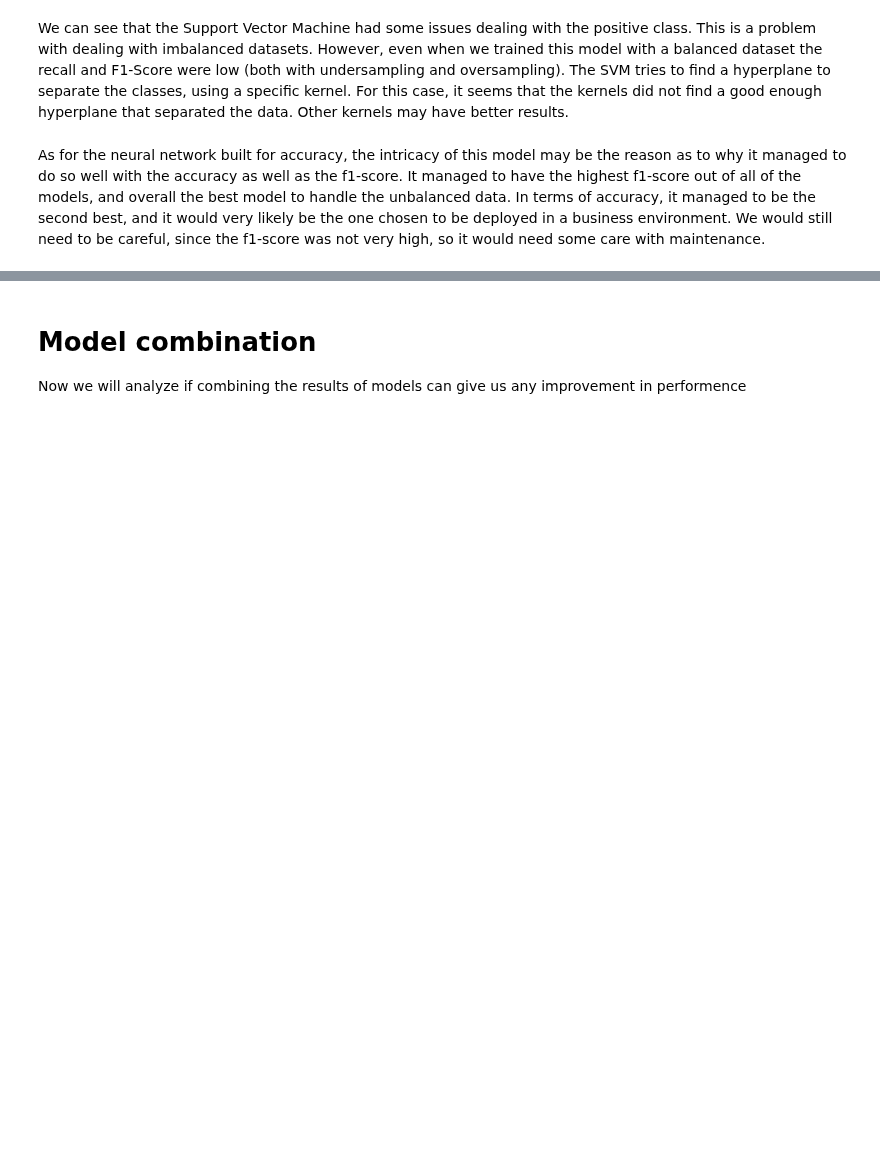
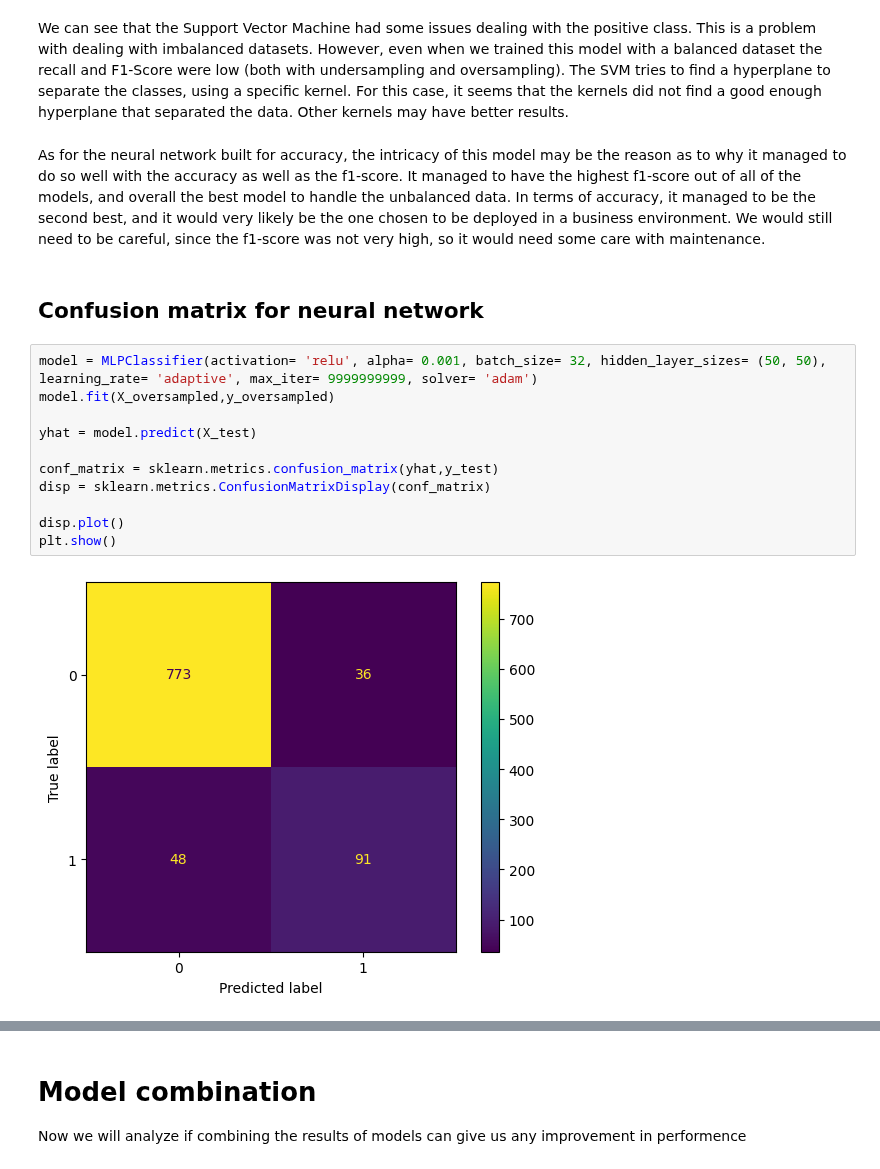
Before and after one commit to TheNoobGoda/ids-project, a Jupyter notebook: src/delivery.ipynb, the cells around one changed output, grey strips where cells are left out. Drawn from its saved outputs; the diff is of its cells as text; blank space fills up the shorter version.

Commit message:
added confusion matrix

```diff
--- a/src/delivery.ipynb
+++ b/src/delivery.ipynb
@@ -897,3 +897,18 @@ The best overall model was the neural network built for accuracy. Even though th
 We can see that the Support Vector Machine had some issues dealing with the positive class. This is a problem with dealing with imbalanced datasets. However, even when we trained this model with a balanced dataset the recall and F1-Score were low (both with undersampling and oversampling). The SVM tries to find a hyperplane to separate the classes, using a specific kernel. For this case, it seems that the kernels did not find a good enough hyperplane that separated the data. Other kernels may have better results.
 # %% [markdown]
 As for the neural network built for accuracy, the intricacy of this model may be the reason as to why it managed to do so well with the accuracy as well as the f1-score. It managed to have the highest f1-score out of all of the models, and overall the best model to handle the unbalanced data. In terms of accuracy, it managed to be the second best, and it would very likely be the one chosen to be deployed in a business environment. We would still need to be careful, since the f1-score was not very high, so it would need some care with maintenance.
+# %% [markdown]
+## Confusion matrix for neural network
+# %%
+model = MLPClassifier(activation= 'relu', alpha= 0.001, batch_size= 32, hidden_layer_sizes= (50, 50), learning_rate= 'adaptive', max_iter= 9999999999, solver= 'adam')
+model.fit(X_oversampled,y_oversampled)
+
+yhat = model.predict(X_test)
+
+conf_matrix = sklearn.metrics.confusion_matrix(yhat,y_test)
+disp = sklearn.metrics.ConfusionMatrixDisplay(conf_matrix)
+
+disp.plot()
+plt.show()
+# %% [output]
+[figure, added]
```
Also changed, not shown: parts of 2 cells of this notebook, 1 other file.
